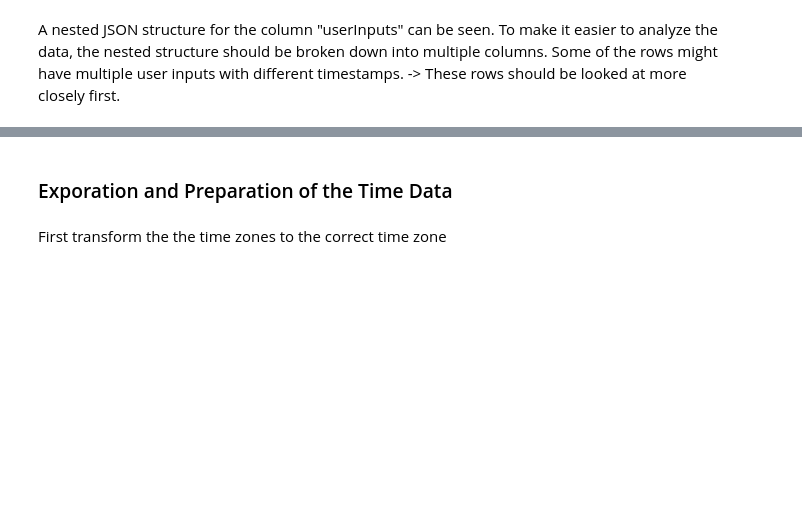
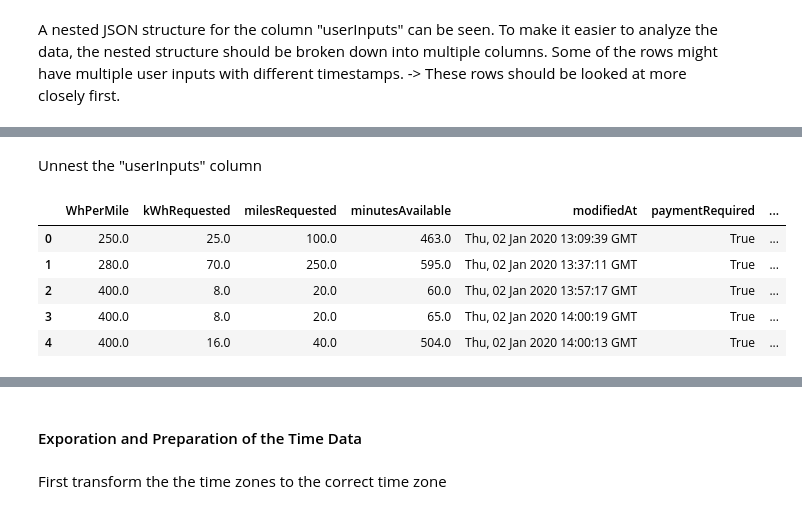
Before and after one commit to Amocon/A-Team_AA-Team-Assignment_2024, a Jupyter notebook: aa_team_assignment/data_preparation.ipynb, the cells around one changed output, grey strips where cells are left out. Saved outputs shown, nothing was run; the diff lists cells and outputs as text; code cells hidden in the pictures; blank space fills up the shorter version.

```diff
--- a/aa_team_assignment/data_preparation.ipynb
+++ b/aa_team_assignment/data_preparation.ipynb
@@ -163,3 +247,23 @@ nested_df.head()
+# %% [markdown]
+Unnest the "userInputs" column
+# %%
+# Process the column to get the last dictionary or an empty dictionary
+processed_data = [
+    lst[-1] if lst else {}
+    for lst in df_charging_data['userInputs']
+]
+
+# Convert the list of dictionaries into a new DataFrame
+normalized_df = pd.json_normalize(processed_data)
+
+normalized_df.head()
+# %% [output]
+|  | WhPerMile | kWhRequested | milesRequested | minutesAvailable | modifiedAt | paymentRequired | ... |
+| 0 | 250.0 | 25.0 | 100.0 | 463.0 | Thu, 02 Jan 2020 13:09:39 GMT | True | ... |
+| 1 | 280.0 | 70.0 | 250.0 | 595.0 | Thu, 02 Jan 2020 13:37:11 GMT | True | ... |
+| 2 | 400.0 | 8.0 | 20.0 | 60.0 | Thu, 02 Jan 2020 13:57:17 GMT | True | ... |
+| 3 | 400.0 | 8.0 | 20.0 | 65.0 | Thu, 02 Jan 2020 14:00:19 GMT | True | ... |
+| 4 | 400.0 | 16.0 | 40.0 | 504.0 | Thu, 02 Jan 2020 14:00:13 GMT | True | ... |
 # %%
 # Concatenate dataframes and drop userInputs column as the data is now stored in new columns
 
@@ -175,7 +279,7 @@ full_charging_df.head()
 | 3 | 5e23b149f9af8b5fe4b973d2 | 2020-01-02 13:59:58+00:00 | 2020-01-02 16:38:39+00:00 | 2020-01-02 15:18:45+00:00 | 2.355 | 1_1_193_820_2020-01-02 13:59:58.3... | 1 | AG-1F04 | ... |
 | 4 | 5e23b149f9af8b5fe4b973d3 | 2020-01-02 14:00:01+00:00 | 2020-01-02 22:08:40+00:00 | 2020-01-02 18:17:30+00:00 | 13.375 | 1_1_193_819_2020-01-02 14:00:00.7... | 1 | AG-1F06 | ... |
 # %% [markdown]
-### Exporation and Preparation of the Time Data
+#### Exporation and Preparation of the Time Data
 # %% [markdown]
 First transform the the time zones to the correct time zone
 # %%
```
Also changed, not shown: parts of 14 cells of this notebook.
